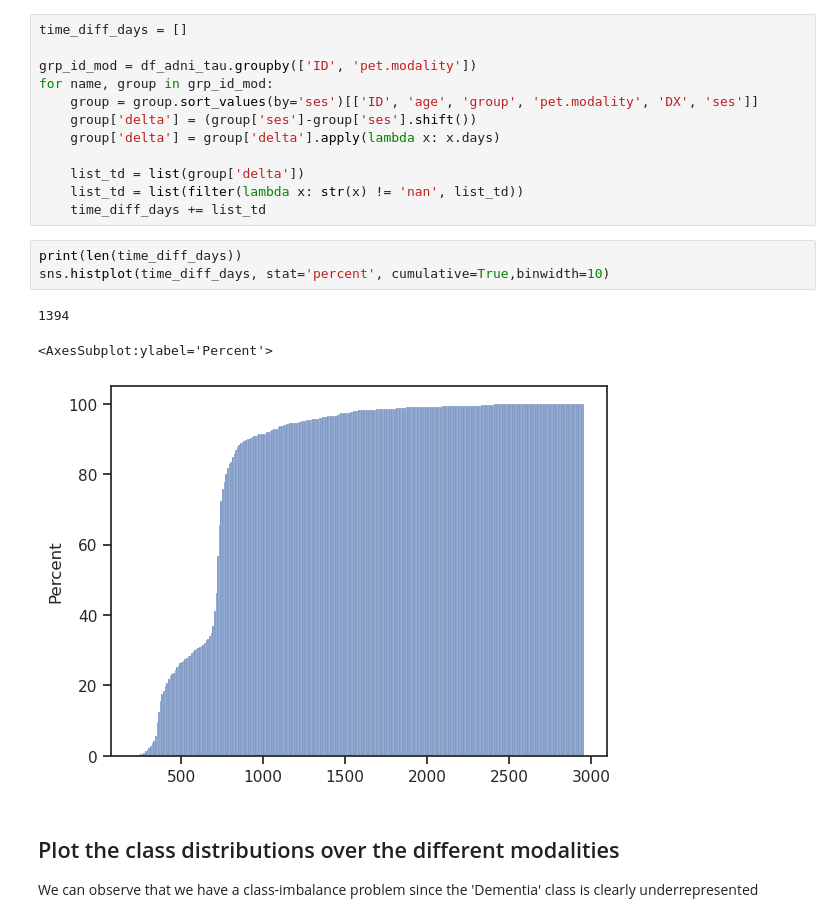
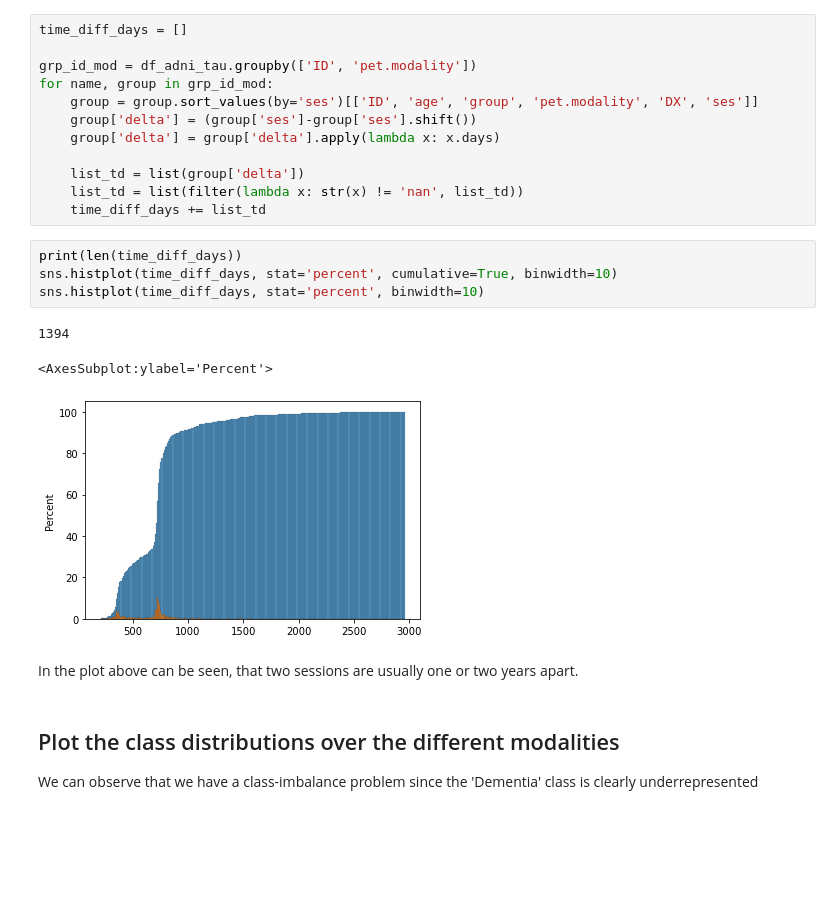
Before and after one commit to Liz490/multimodal_alzheimer, a Jupyter notebook: Exploratory_Data_Analysis.ipynb, the cells around one changed output. Drawn from its saved outputs; the diff is of its cells as text; blank space fills up the shorter version.

```diff
--- a/Exploratory_Data_Analysis.ipynb
+++ b/Exploratory_Data_Analysis.ipynb
@@ -56,11 +59,14 @@ for name, group in grp_id_mod:
     time_diff_days += list_td
 # %%
 print(len(time_diff_days))
-sns.histplot(time_diff_days, stat='percent', cumulative=True,binwidth=10)
+sns.histplot(time_diff_days, stat='percent', cumulative=True, binwidth=10)
+sns.histplot(time_diff_days, stat='percent', binwidth=10)
 # %% [output]
 1394
 <AxesSubplot:ylabel='Percent'>
-[figure, old version]
+[figure, new version]
+# %% [markdown]
+In the plot above can be seen, that two sessions are usually one or two years apart.
 # %% [markdown]
 ## Plot the class distributions over the different modalities
 
```
Also changed, not shown: parts of 44 cells of this notebook, 1 other file.
